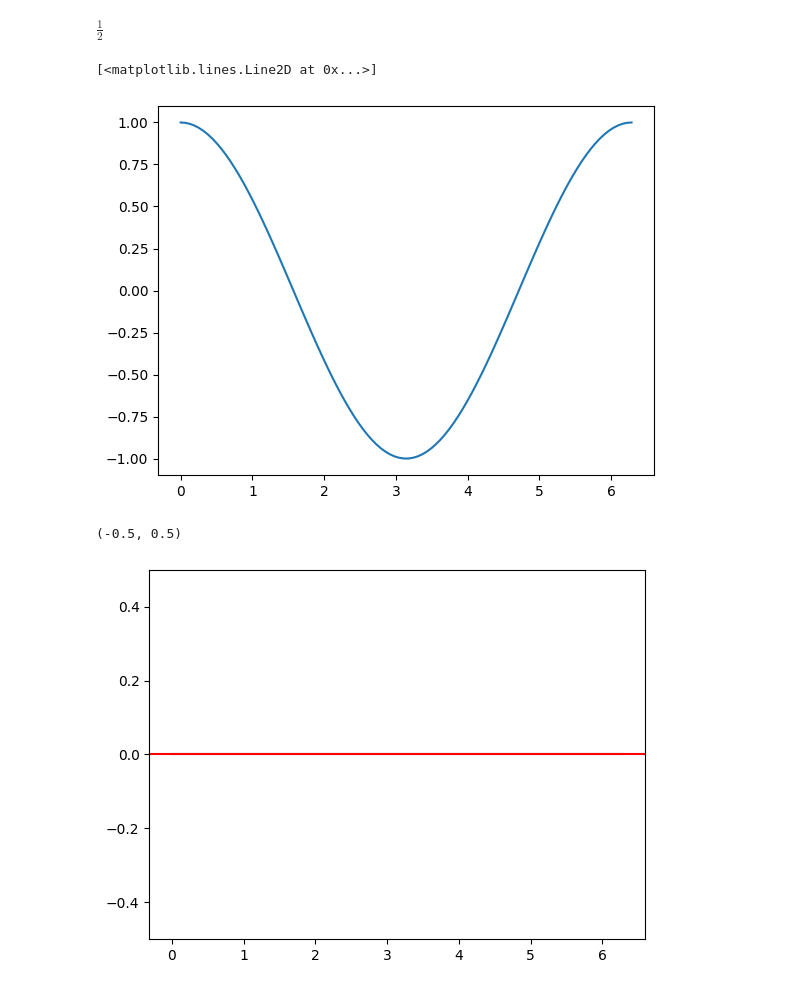
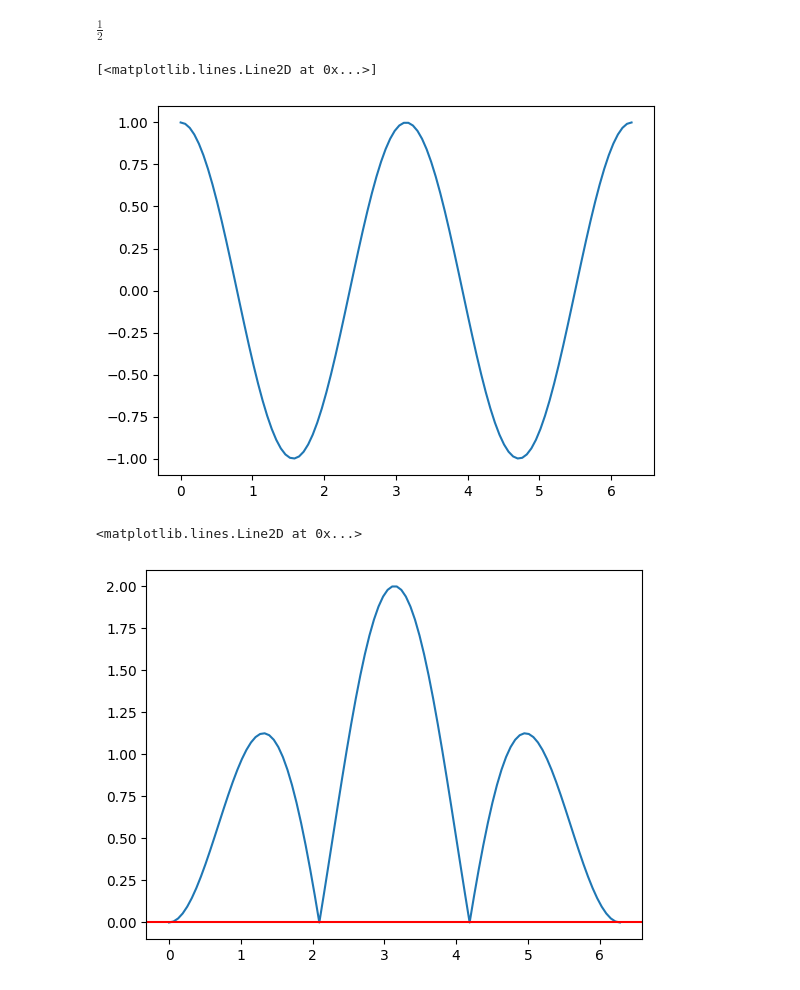
Before and after one commit to asegura4488/MetodosComputacionalesI, a Jupyter notebook: Semana4/Interpolacion.ipynb, the cells around one changed output. Drawn from its saved outputs; the diff is of its cells as text; code cells hidden in the pictures.

```diff
--- a/Semana4/Interpolacion.ipynb
+++ b/Semana4/Interpolacion.ipynb
@@ -93,7 +93,7 @@ DL1.subs(x,0)
 $\displaystyle \frac{1}{2}$
 # %%
 def funcion(x):
-  return np.sin(x)
+  return np.sin(x)*np.cos(x)
 # %%
 def DerivadaChula(f,x,h=1e-4):
   return (-1/12*f(x-3*h)+1/2*f(x-2*h)-18/12*(f(x-h))+10/12*f(x)+1/4*f(x+h))/h
@@ -104,11 +104,11 @@ y = DerivadaChula(funcion,x)
 plt.plot(x,y)
 # %% [output]
 [<matplotlib.lines.Line2D at 0x...>]
-[figure, old version]
+[figure, new version]
 # %%
 plt.plot(x,np.abs(np.cos(x)-y))
 plt.axhline(y=0,color='r')
-plt.ylim(-0.5,0.5)
+#plt.ylim(-0.5,0.5)
 # %% [output]
-(-0.5, 0.5)
+<matplotlib.lines.Line2D at 0x...>
-[figure, old version]
+[figure, new version]
```
